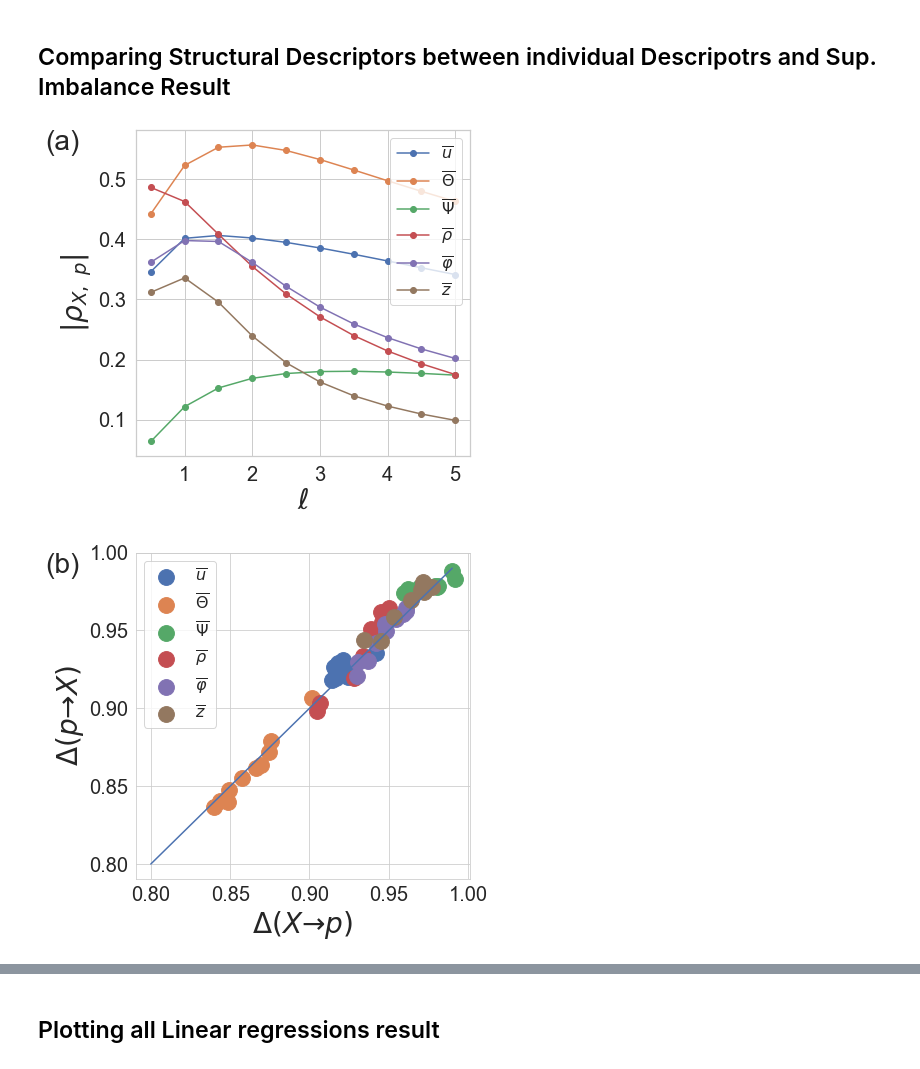
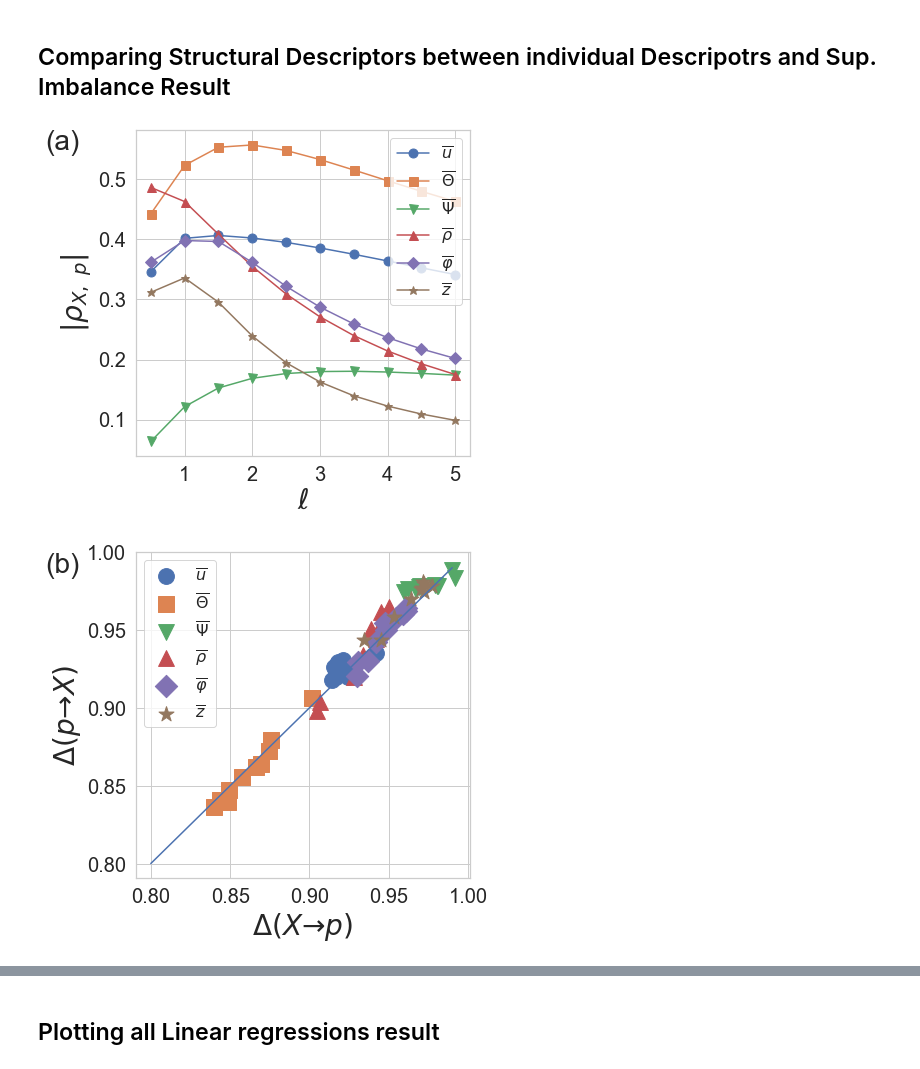
Before and after one commit to Anand-Sharma22/Feature-selection-Information-Imbalance, a Jupyter notebook: Plotting.ipynb, the cells around one changed output, grey strips where cells are left out. Saved outputs shown, nothing was run; the diff lists cells and outputs as text; code cells hidden in the pictures.

```diff
--- a/Plotting.ipynb
+++ b/Plotting.ipynb
@@ -231,12 +230,12 @@ plt.show()
 # %%
 fig, ax = plt.subplots(figsize=(6,6))
 
-plt.plot([0.5,1,1.5,2,2.5,3,3.5,4,4.5,5] , y3[20:30], marker = "o" , label = r"$\overline{u}$")
-plt.plot([0.5,1,1.5,2,2.5,3,3.5,4,4.5,5] , y3[40:50] , marker = "o" , label = r"$\overline{\Theta}$")
-plt.plot([0.5,1,1.5,2,2.5,3,3.5,4,4.5,5] , y3[30:40] , marker = "o" , label = r"$\overline{\Psi}$")
-plt.plot([0.5,1,1.5,2,2.5,3,3.5,4,4.5,5] , y3[:10] , marker = "o" , label = r"$\overline{\rho}$")
-plt.plot([0.5,1,1.5,2,2.5,3,3.5,4,4.5,5] , abs(y3[10:20]) , marker = "o" , label = r"$\overline{\varphi}$")
-plt.plot([0.5,1,1.5,2,2.5,3,3.5,4,4.5,5] , abs(y3[50:60]) , marker = "o" , label = r"$\overline{z}$")
+plt.plot([0.5,1,1.5,2,2.5,3,3.5,4,4.5,5] , y3[20:30], marker = "o",markersize = 9 , label = r"$\overline{u}$")
+plt.plot([0.5,1,1.5,2,2.5,3,3.5,4,4.5,5] , y3[40:50] , marker = "s",markersize = 9 , label = r"$\overline{\Theta}$")
+plt.plot([0.5,1,1.5,2,2.5,3,3.5,4,4.5,5] , y3[30:40] , marker = "v" ,markersize = 9, label = r"$\overline{\Psi}$")
+plt.plot([0.5,1,1.5,2,2.5,3,3.5,4,4.5,5] , y3[:10] , marker = "^" ,markersize = 9, label = r"$\overline{\rho}$")
+plt.plot([0.5,1,1.5,2,2.5,3,3.5,4,4.5,5] , abs(y3[10:20]) , marker = "D" ,markersize = 9, label = r"$\overline{\varphi}$")
+plt.plot([0.5,1,1.5,2,2.5,3,3.5,4,4.5,5] , abs(y3[50:60]) , marker = "*" ,markersize = 9, label = r"$\overline{z}$")
 
 ax.legend(loc = "upper right" , fontsize = 16)
 ax.set_xlabel(r"$\ell$",fontsize=28)
@@ -247,34 +246,34 @@ plt.yticks(fontsize=20)
 ax.text(-0.27, 1.00, "(a)", ha="left", va="top", transform=ax.transAxes, fontsize=28)
 
 
-#plt.savefig('2_Fig_4(a).png', dpi=600, bbox_inches="tight")
+plt.savefig('2_Fig_4(a).png', dpi=600, bbox_inches="tight")
 plt.show()
 # %% [output]
-[figure, old version]
+[figure, new version]
 # %%
 fig, ax = plt.subplots(figsize=(6,6))
 
-plt.scatter(Arr_des_prop[:10,:].mean(axis = 0)[20:30],Arr_des_prop[10:,:].mean(axis = 0)[20:30] , label = r"$\overline{u}$" ,s = 250)
-plt.scatter(Arr_des_prop[:10,:].mean(axis = 0)[40:50],Arr_des_prop[10:,:].mean(axis = 0)[40:50] , label = r"$\overline{\Theta}$" , s=250)
-plt.scatter(Arr_des_prop[:10,:].mean(axis = 0)[30:40],Arr_des_prop[10:,:].mean(axis = 0)[30:40] , label = r"$\overline{\Psi}$", s =250)
-plt.scatter(Arr_des_prop[:10,:].mean(axis = 0)[:10],Arr_des_prop[10:,:].mean(axis = 0)[:10] , label = r"$\overline{\rho}$", s = 250)
-plt.scatter(Arr_des_prop[:10,:].mean(axis = 0)[10:20],Arr_des_prop[10:,:].mean(axis = 0)[10:20] , label = r"$\overline{\varphi}$" , s = 250)
-plt.scatter(Arr_des_prop[:10,:].mean(axis = 0)[50:],Arr_des_prop[10:,:].mean(axis = 0)[50:] , label = r"$\overline{z}$" , s = 250)
+plt.scatter(Arr_des_prop[:10,:].mean(axis = 0)[20:30],Arr_des_prop[10:,:].mean(axis = 0)[20:30] , label = r"$\overline{u}$" ,s = 250 , marker = "o")
+plt.scatter(Arr_des_prop[:10,:].mean(axis = 0)[40:50],Arr_des_prop[10:,:].mean(axis = 0)[40:50] , label = r"$\overline{\Theta}$" , s=250 , marker = "s")
+plt.scatter(Arr_des_prop[:10,:].mean(axis = 0)[30:40],Arr_des_prop[10:,:].mean(axis = 0)[30:40] , label = r"$\overline{\Psi}$", s =250 , marker = "v")
+plt.scatter(Arr_des_prop[:10,:].mean(axis = 0)[:10],Arr_des_prop[10:,:].mean(axis = 0)[:10] , label = r"$\overline{\rho}$", s = 250, marker = "^")
+plt.scatter(Arr_des_prop[:10,:].mean(axis = 0)[10:20],Arr_des_prop[10:,:].mean(axis = 0)[10:20] , label = r"$\overline{\varphi}$" , s = 250, marker = "D")
+plt.scatter(Arr_des_prop[:10,:].mean(axis = 0)[50:],Arr_des_prop[10:,:].mean(axis = 0)[50:] , label = r"$\overline{z}$" , s = 250, marker = "*" )
 #plt.scatter(arr_jp_1.mean() , arr_pj_1.mean() , label = r"$q$", s =150)
 plt.plot(np.arange(0.8,1,0.01),np.arange(0.8,1,0.01))
 
 ax.legend(loc = "upper left" , fontsize = 16)
 ax.set_xlabel(r"$\Delta (X \to p)$" , fontsize=28)
 ax.set_ylabel(r"$\Delta (p \to X)$" , fontsize=28)
 
 ax.text(-0.27, 1.00, "(b)", ha="left", va="top", transform=ax.transAxes, fontsize=28)
 plt.xticks([0.80,0.85,0.90,0.95,1.00],fontsize=20)
 plt.yticks([0.80,0.85,0.90,0.95,1.00],fontsize=20)
 
-#plt.savefig('2_Fig_4(b).png', dpi=600, bbox_inches="tight")
+plt.savefig('2_Fig_4(b).png', dpi=600, bbox_inches="tight")
 plt.show()
 # %% [output]
-[figure, old version]
+[figure, new version]
 # %%
 y1 = 1/Arr_des_prop[:10,:].mean(axis = 0)
 y2 = 1/Arr_des_prop[10:,:].mean(axis = 0)
```
Also changed, not shown: parts of 7 cells of this notebook.
